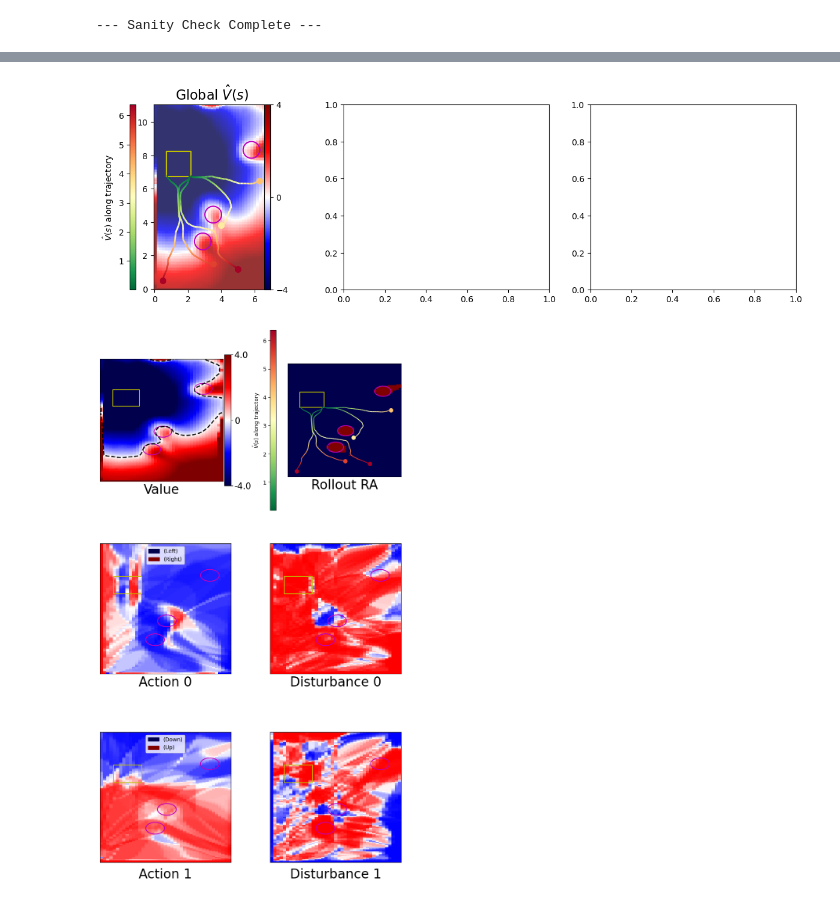
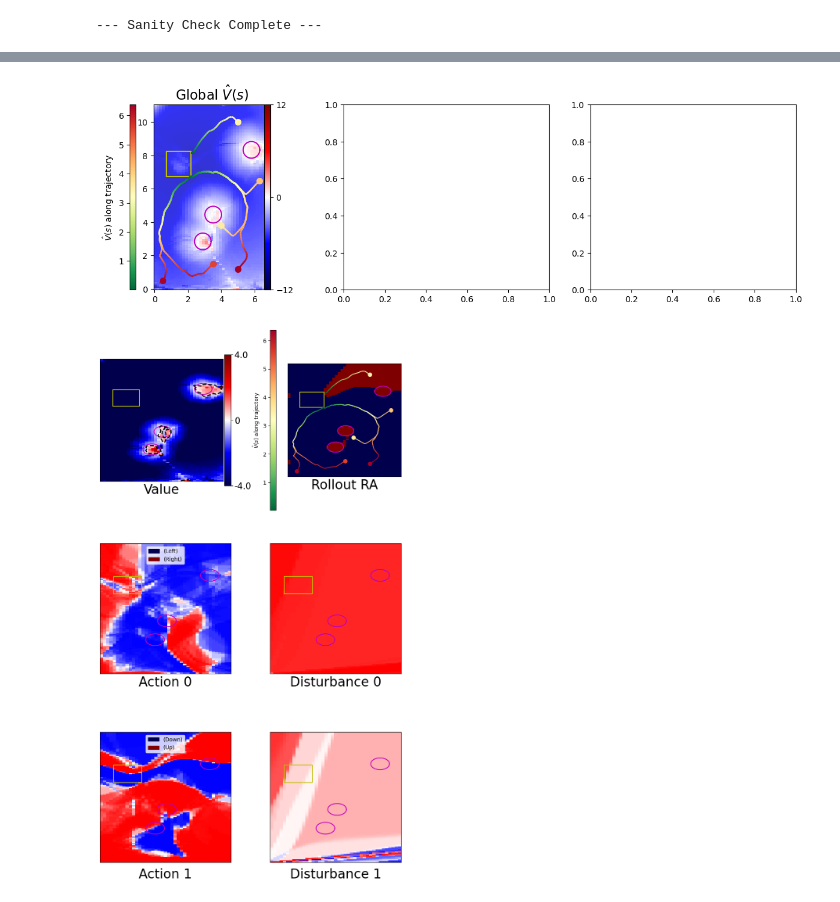
Before and after one commit to george-nehma/ra_rl, a Jupyter notebook: plot_test.ipynb, the cells around one changed output, grey strips where cells are left out. Cells and saved outputs as stored; diff of their text form; code cells hidden in the pictures.

```diff
--- a/plot_test.ipynb
+++ b/plot_test.ipynb
@@ -1271,6 +1271,7 @@ Completed 539 steps.
 [figure]
 --- Sanity Check Complete ---
 # %%
+!CUDA_VISIBLE_DEVICES=1
 %matplotlib inline
 import os
 import time
@@ -1312,14 +1313,14 @@ parser.add_argument(
 script_args, unknown = parser.parse_known_args()
 print(script_args)
 
-with open(script_args.config, "r") as f:
-    config = yaml.safe_load(f)
-
-outFolder = 'experiments/ensemble/3critics/cont-obs-avoid/SAC/AARA/TF-2026-04-24-11_47_27'
+outFolder = 'experiments/ensemble/3critics/cont-obs-avoid/SAC/AARA/TF-2026-05-03-07_11_28'
 print(outFolder)
 figureFolder = os.path.join(outFolder, 'figure')
 
-args = SimpleNamespace(**{k: v for section in config.values() for k, v in section.items()})
+with open(os.path.join(outFolder, "init_configs.yaml"), "r") as f:
+    config_dict = yaml.safe_load(f)
+
+args = SimpleNamespace(**{k: v for section in config_dict.values() for k, v in section.items()})
 print(args)
 
 # == CONFIGURATION ==
@@ -1385,10 +1386,56 @@ env.reset(seed=args.randomSeed)
 # == Agent CONFIG ==
 print("\n== Agent Information ==")
 
-# CHANGED: protagonist uses ceConfig (superset of dqnConfig with NUM_CRITICS)
-# New fields SELECT_WORST_Q, FIND_MAX_Q, SIM_MAX_Q match updated dqnConfig
-with open(os.path.join(outFolder,'init_configs.yaml'), "r") as f:
-    CONFIG = SimpleNamespace(**yaml.safe_load(f))
+CONFIG = ceConfig(
+    DEVICE=device,
+    ENV_NAME=env_name,
+    SEED=args.randomSeed,
+    MAX_UPDATES=args.maxUpdates,
+    MAX_EP_STEPS=args.maxSteps,
+    BATCH_SIZE=args.batchSize,
+    MEMORY_CAPACITY=args.memoryCapacity,
+    ARCHITECTURE=args.architecture,
+    ACTIVATION=args.actType,
+    # =================== LEARNING RATE .
+    GAMMA=args.gamma,
+    GAMMA_PERIOD=args.updatePeriodGamma,
+    GAMMA_END=GAMMA_END,
+    GAMMA_DECAY=args.gammaDecay,
+    # =================== EXPLORATION PARAMS.
+    EPSILON=args.eps,
+    EPS_END=args.epsEnd,
+    EPS_PERIOD=EPS_PERIOD,
+    EPS_DECAY=args.epsDecay,
+    EPS_RESET_PERIOD=EPS_RESET_PERIOD,
+    # =================== LEARNING RATE PARAMS.
+    LR_C=args.learningRate,
+    LR_C_END=args.learningRate * 0.5,
+    LR_C_PERIOD=args.updatePeriodLr,
+    LR_C_DECAY=args.learningRateDecay,
+    # =================== LEARNING RATE PARAMS.
+    LR_A=args.learningRateActor,
+    LR_A_END=args.learningRateActor * 0.5,
+    LR_A_PERIOD=args.updatePeriodLr,
+    LR_A_DECAY=args.learningRateDecay,
+    # ===================
+    MAX_MODEL=args.maxModel,
+    NUM_CRITICS=args.numCritics,
+    SELECT_WORST_Q=args.selectWorstQ,
+    FIND_MAX_Q=args.findMaxQ,
+    SIM_MAX_Q=args.simMaxQ,
+    TIME_STEP=args.timeStep,
+    TAU=args.tau,
+    HARD_UPDATE=args.hardUpdate,
+    SOFT_UPDATE=args.softUpdate,
+    RENDER=args.render,
+    DOUBLE=args.double,
+    REWARD=args.reward,
+    PENALTY=args.penalty,
+    ALPHA=args.alpha,
+    POLICY=args.policy,
+    TARGET_UPDATE_INTERVAL=args.targetUpdateInterval,
+    AUTO_ALPHA_TUNING=args.autoAlphaTuning
+)
 
 # == PROTAGONIST — DDQNEnsemble ==========================================
 # CHANGED: DDQNSingle → DDQNEnsemble; dimList and call signature identical
@@ -1407,7 +1454,7 @@ vmin        = -1 * args.scaling
 vmax        =  1 * args.scaling
 checkPeriod = args.checkPeriod
 
-sacAgent.load_checkpoint(2850000, outFolder, evaluate=True)
+sacAgent.load_checkpoint(2750000, outFolder, evaluate=True)
 
 nx = 41
 ny = 121
@@ -1531,2 +1578,2 @@ Disturbance Range: low = [-1. -1.], high = [1. 1.]
-[figure, old version]
+[figure, new version]
-[figure, old version]
+[figure, new version]
```
Also changed, not shown: parts of 1 cell of this notebook, 23 other files.
